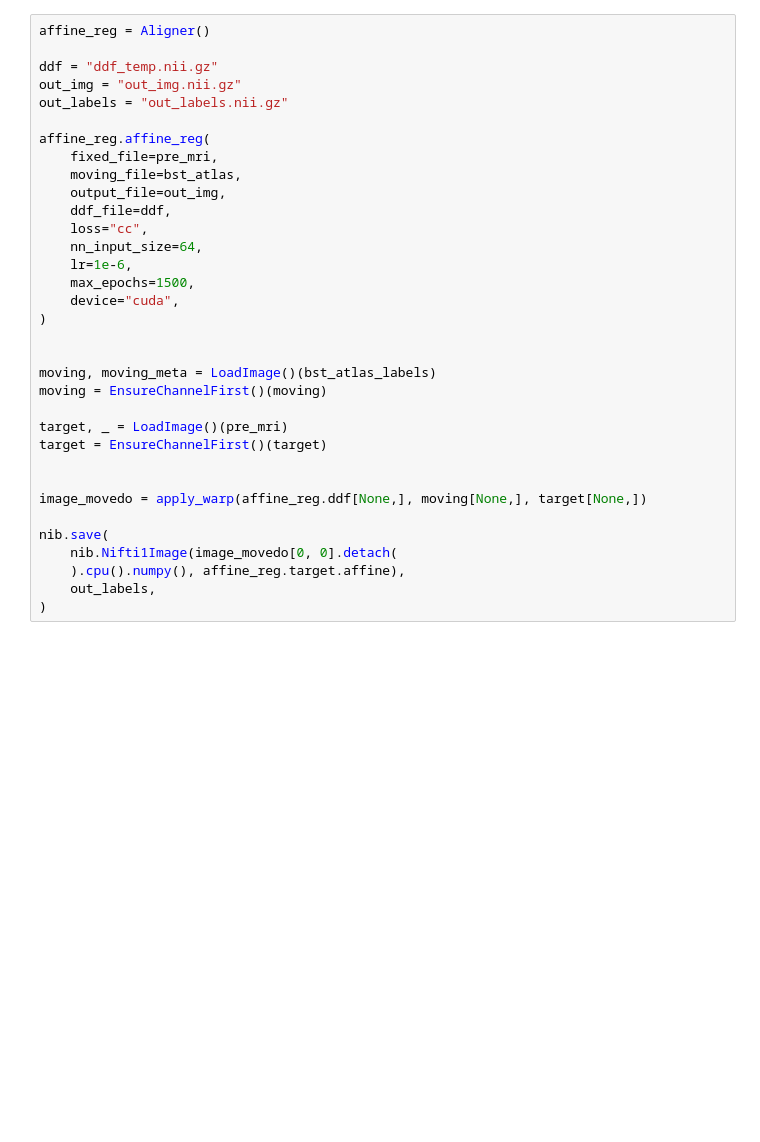
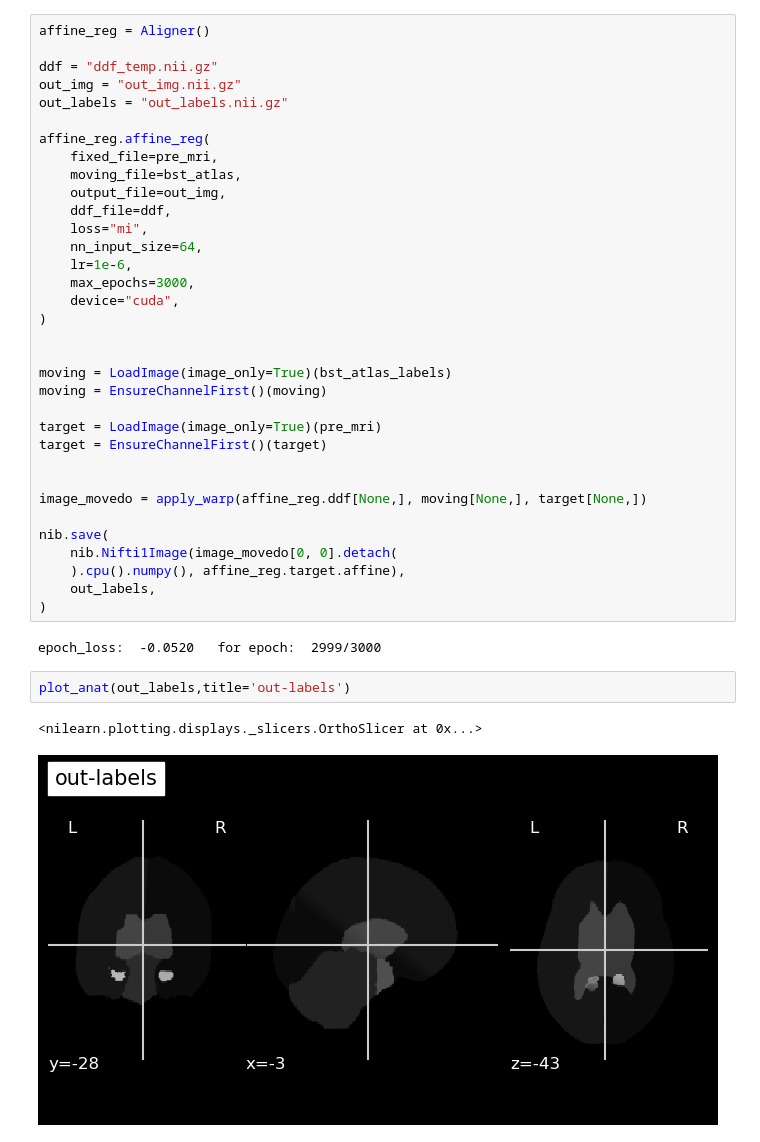
Before and after one commit to ajoshiusc/auto_resection_mask, a Jupyter notebook: main_find_noresection_regions.ipynb, the cells around one changed output. Saved outputs shown, nothing was run; the diff lists cells and outputs as text; blank space fills up the shorter version.

```diff
--- a/main_find_noresection_regions.ipynb
+++ b/main_find_noresection_regions.ipynb
@@ -36,18 +39,18 @@ affine_reg.affine_reg(
     moving_file=bst_atlas,
     output_file=out_img,
     ddf_file=ddf,
-    loss="cc",
+    loss="mi",
     nn_input_size=64,
     lr=1e-6,
-    max_epochs=1500,
+    max_epochs=3000,
     device="cuda",
 )
 
 
-moving, moving_meta = LoadImage()(bst_atlas_labels)
+moving = LoadImage(image_only=True)(bst_atlas_labels)
 moving = EnsureChannelFirst()(moving)
 
-target, _ = LoadImage()(pre_mri)
+target = LoadImage(image_only=True)(pre_mri)
 target = EnsureChannelFirst()(target)
 
 
@@ -58,3 +61,10 @@ nib.save(
     ).cpu().numpy(), affine_reg.target.affine),
     out_labels,
 )
+# %% [output]
+epoch_loss:  -0.0520   for epoch:  2999/3000
+# %%
+plot_anat(out_labels,title='out-labels')
+# %% [output]
+<nilearn.plotting.displays._slicers.OrthoSlicer at 0x...>
+[figure, added]
```
Also changed, not shown: parts of 1 cell of this notebook.
